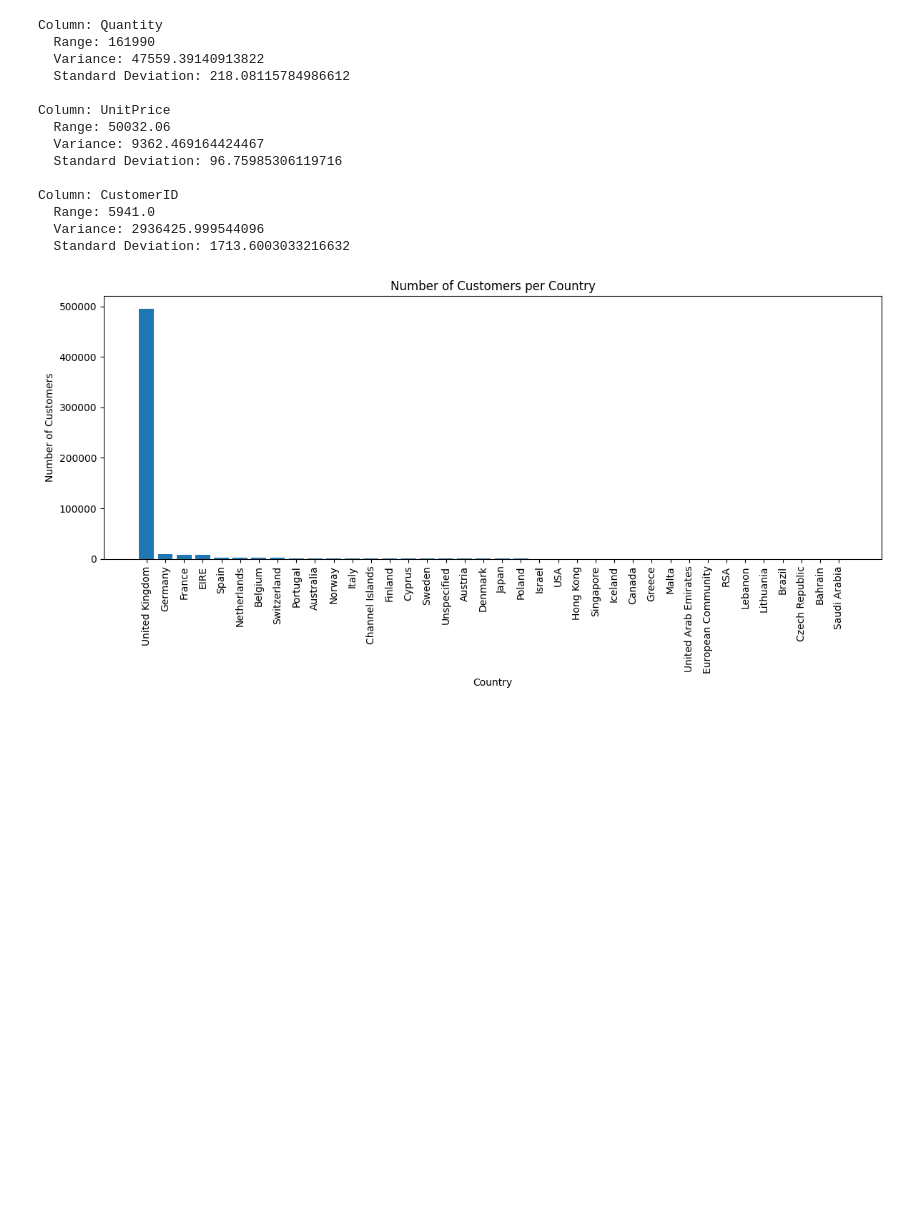
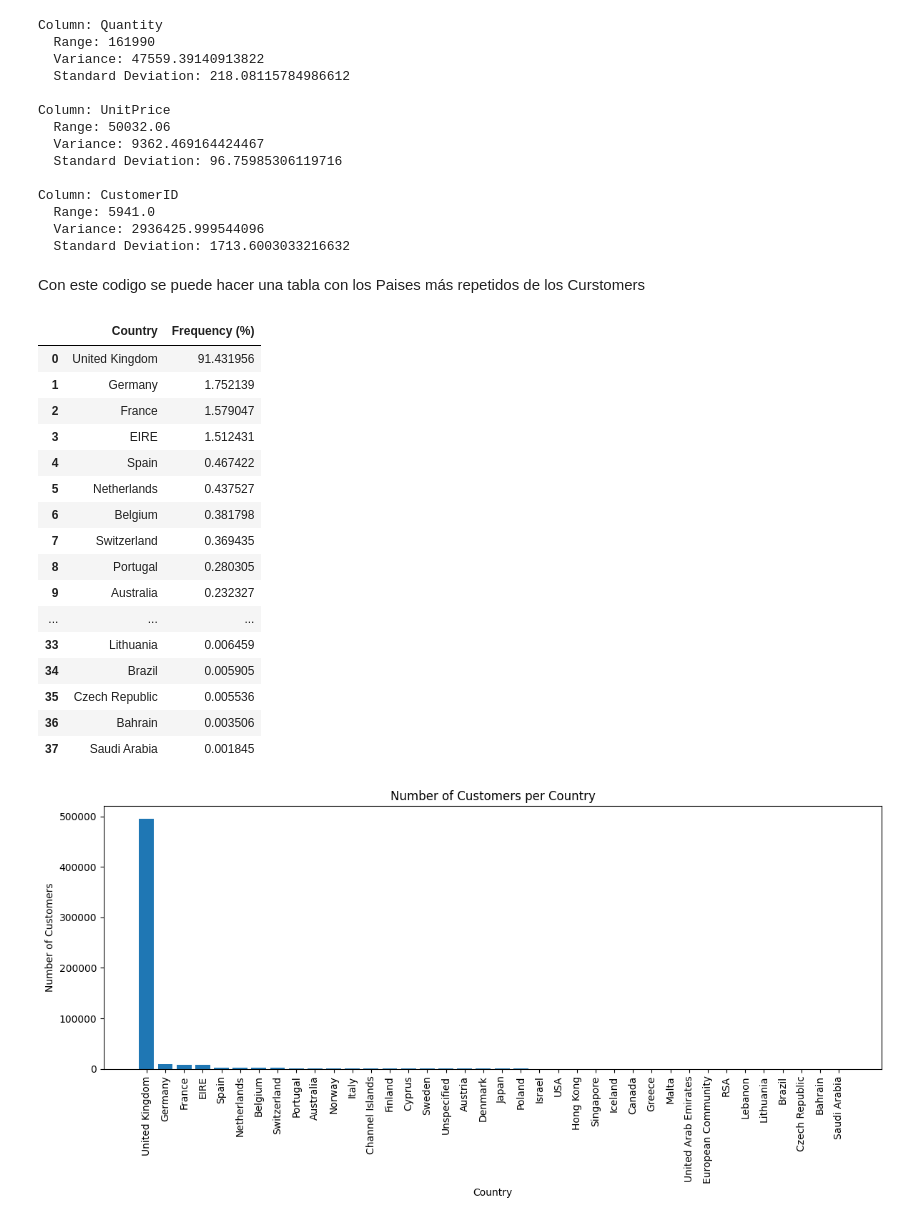
Before and after one commit to gabitopop/MLGC, a Jupyter notebook: Prueba_1.ipynb, the cells around one changed output. Drawn from its saved outputs; the diff is of its cells as text; code cells hidden in the pictures; blank space fills up the shorter version.

```diff
--- a/Prueba_1.ipynb
+++ b/Prueba_1.ipynb
@@ -118,6 +118,31 @@ Column: CustomerID
   Range: 5941.0
   Variance: 2936425.999544096
   Standard Deviation: 1713.6003033216632
+# %% [markdown]
+Con este codigo se puede hacer una tabla con los Paises más repetidos de los Curstomers
+# %%
+country_freq = data['Country'].value_counts(normalize=True) * 100
+country_freq_df = pd.DataFrame({'Country': country_freq.index, 'Frequency (%)': country_freq.values})
+
+country_freq_df
+# %% [output]
+|  | Country | Frequency (%) |
+| 0 | United Kingdom | 91.431956 |
+| 1 | Germany | 1.752139 |
+| 2 | France | 1.579047 |
+| 3 | EIRE | 1.512431 |
+| 4 | Spain | 0.467422 |
+| 5 | Netherlands | 0.437527 |
+| 6 | Belgium | 0.381798 |
+| 7 | Switzerland | 0.369435 |
+| 8 | Portugal | 0.280305 |
+| 9 | Australia | 0.232327 |
+| ... | ... | ... |
+| 33 | Lithuania | 0.006459 |
+| 34 | Brazil | 0.005905 |
+| 35 | Czech Republic | 0.005536 |
+| 36 | Bahrain | 0.003506 |
+| 37 | Saudi Arabia | 0.001845 |
 # %%
 #Se crea una variable que use los datos del dataset y poder contar a los customers y sus respectivos paises.
 customer_counts = data['Country'].value_counts()
```
Also changed, not shown: parts of 2 cells of this notebook.
